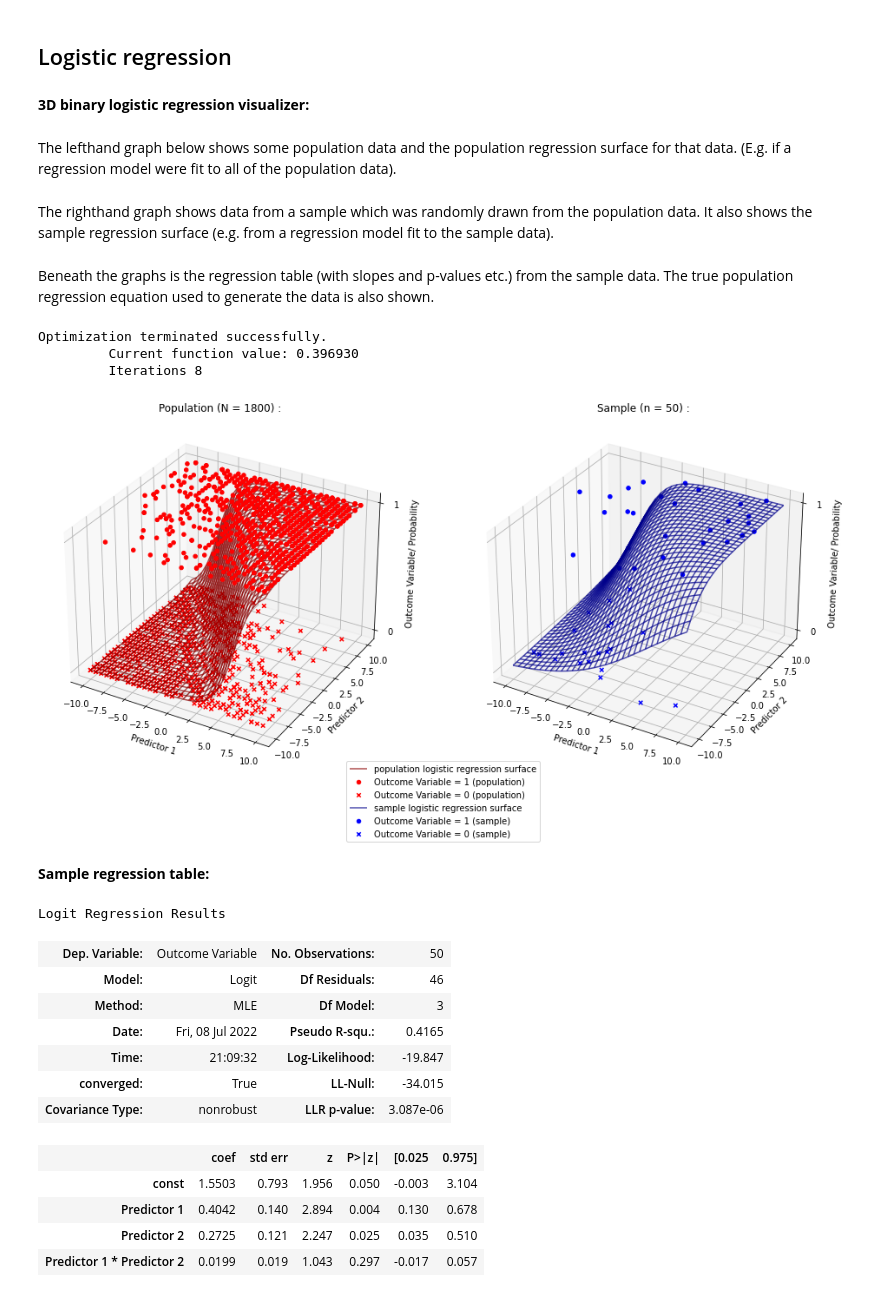
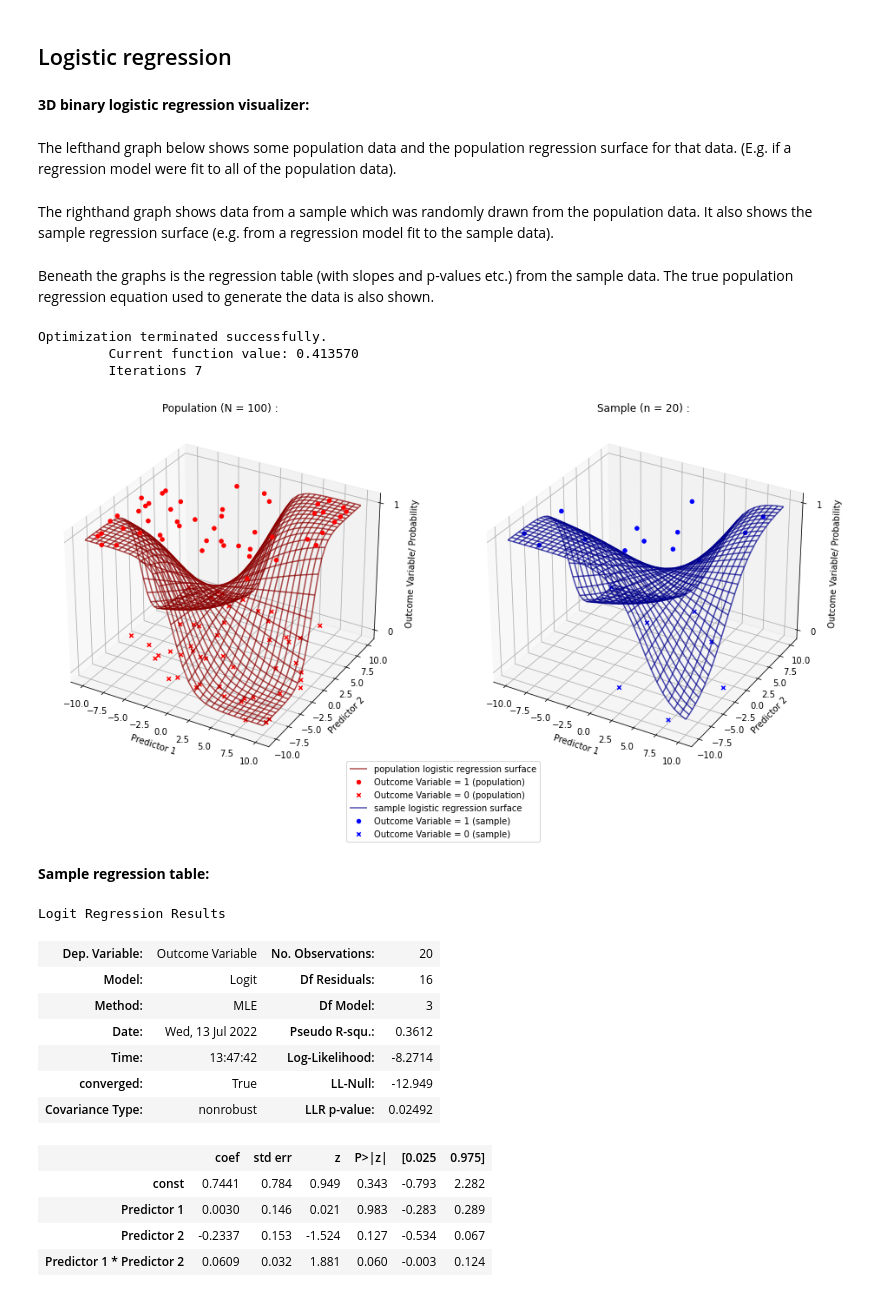
Before and after one commit to pxr687/RegressionVisualizer3D_demo, a Jupyter notebook: RV3D_demo.ipynb, the cells around one changed output. Drawn from its saved outputs; the diff is of its cells as text; code cells hidden in the pictures.

```diff
--- a/RV3D_demo.ipynb
+++ b/RV3D_demo.ipynb
@@ -210,38 +212,38 @@ Where:
 # %%
 # with custom parameters, controlling the data-generating process
 RegressionVisualizer3D.model_plot(model_type = 'binary_logistic_regression',
                        intercept = 0,
-                       predictor1_slope = 0.9,
-                       predictor2_slope = 0.6,
-                       interaction_slope = 0.001,
-                       sample_size = 50,
-                       population_size = 1800,
+                       predictor1_slope = 0.02,
+                       predictor2_slope = 0.01,
+                       interaction_slope = 0.1,
+                       sample_size = 20,
+                       population_size = 100,
                        error_sd = 5,
                        predictor1_name = 'Predictor 1',
                        predictor2_name = 'Predictor 2',
                        outcome_variable_name = 'Outcome Variable',
                        axis_size = 10)
 # %% [output]
 <b>3D binary logistic regression visualizer: </b>
 The lefthand graph below shows some population data and the population regression surface for that data. (E.g. if a regression model were fit to all of the population data).
 The righthand graph shows data from a sample which was randomly drawn from the population data. It also shows the sample regression surface (e.g. from a regression model fit to the sample data).
 Beneath the graphs is the regression table (with slopes and p-values etc.) from the sample data. The true population regression equation used to generate the data is also shown.
 Optimization terminated successfully.
-         Current function value: 0.396930
-         Iterations 8
+         Current function value: 0.413570
+         Iterations 7
-[figure, old version]
+[figure, new version]
 <b> Sample regression table: </b>
 Logit Regression Results
-| Dep. Variable: | Outcome Variable | No. Observations: | 50 |
-| Model: | Logit | Df Residuals: | 46 |
+| Dep. Variable: | Outcome Variable | No. Observations: | 20 |
+| Model: | Logit | Df Residuals: | 16 |
 | Method: | MLE | Df Model: | 3 |
-| Date: | Fri, 08 Jul 2022 | Pseudo R-squ.: | 0.4165 |
-| Time: | 21:09:32 | Log-Likelihood: | -19.847 |
-| converged: | True | LL-Null: | -34.015 |
-| Covariance Type: | nonrobust | LLR p-value: | 3.087e-06 |
+| Date: | Wed, 13 Jul 2022 | Pseudo R-squ.: | 0.3612 |
+| Time: | 13:47:42 | Log-Likelihood: | -8.2714 |
+| converged: | True | LL-Null: | -12.949 |
+| Covariance Type: | nonrobust | LLR p-value: | 0.02492 |
 |  | coef | std err | z | P>|z| | [0.025 | 0.975] |
-| const | 1.5503 | 0.793 | 1.956 | 0.050 | -0.003 | 3.104 |
-| Predictor 1 | 0.4042 | 0.140 | 2.894 | 0.004 | 0.130 | 0.678 |
-| Predictor 2 | 0.2725 | 0.121 | 2.247 | 0.025 | 0.035 | 0.510 |
-| Predictor 1 * Predictor 2 | 0.0199 | 0.019 | 1.043 | 0.297 | -0.017 | 0.057 |
+| const | 0.7441 | 0.784 | 0.949 | 0.343 | -0.793 | 2.282 |
+| Predictor 1 | 0.0030 | 0.146 | 0.021 | 0.983 | -0.283 | 0.289 |
+| Predictor 2 | -0.2337 | 0.153 | -1.524 | 0.127 | -0.534 | 0.067 |
+| Predictor 1 * Predictor 2 | 0.0609 | 0.032 | 1.881 | 0.060 | -0.003 | 0.124 |
 <b>True population regression equation:</b>
```
Also changed, not shown: parts of 6 cells of this notebook.
